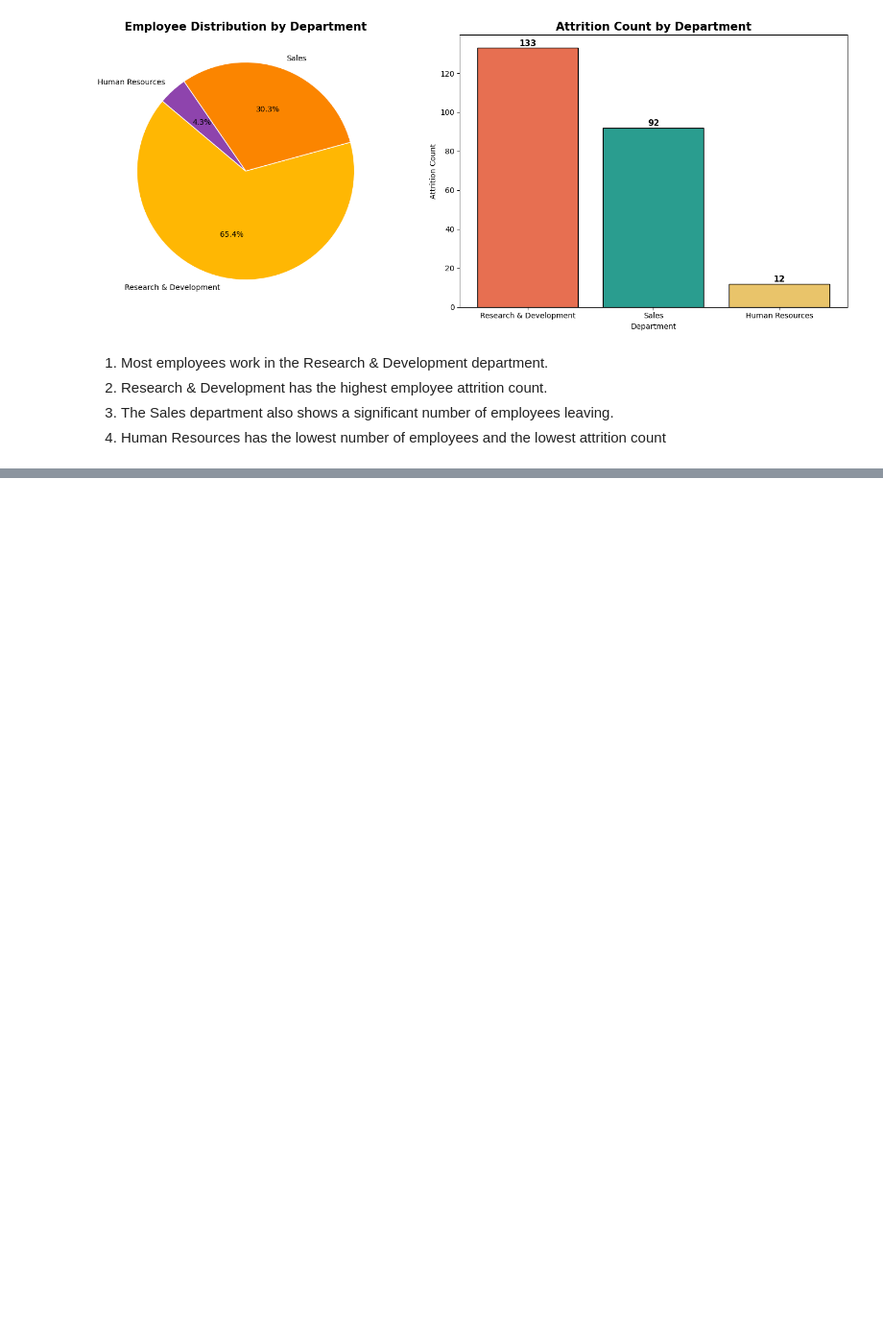
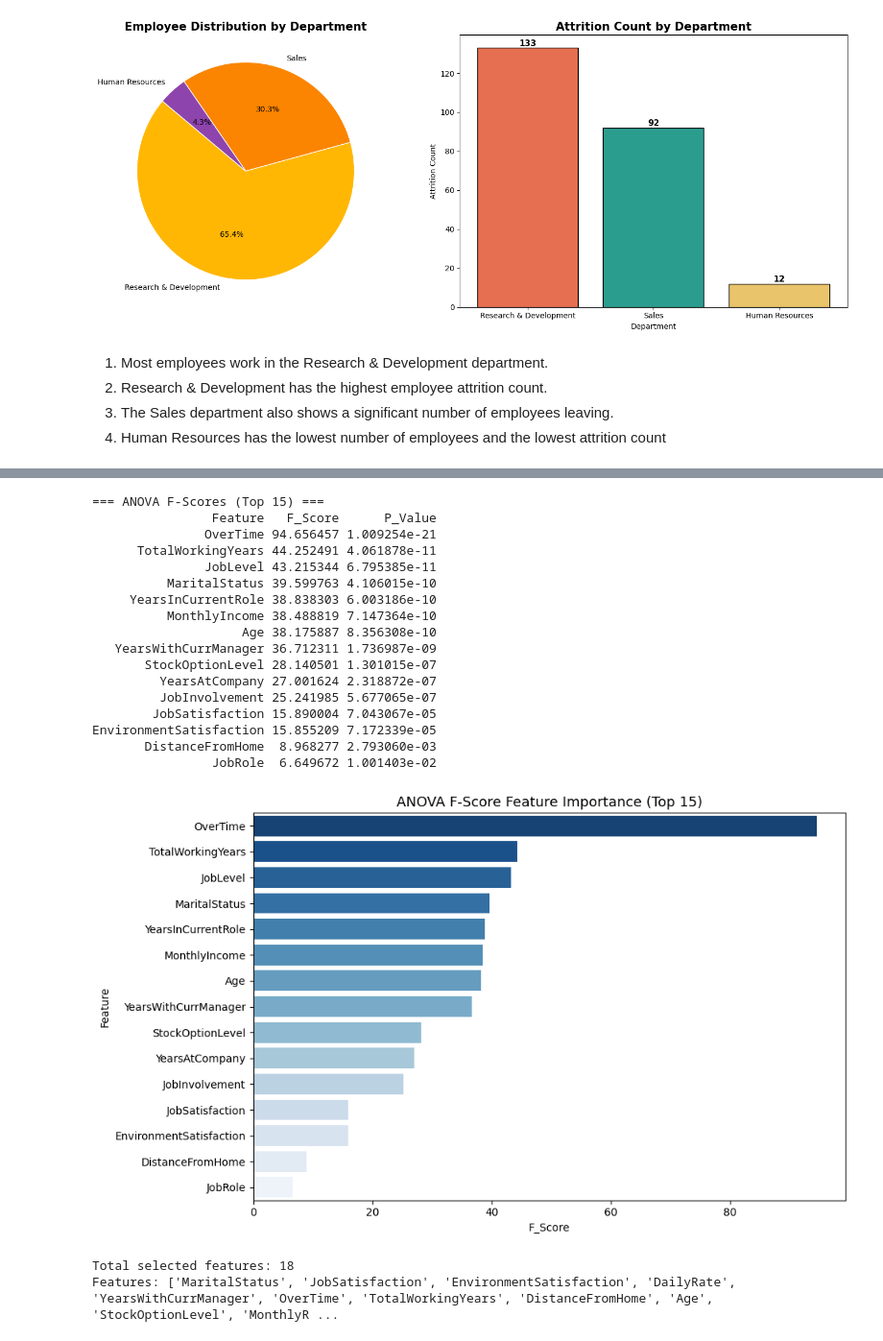
Before and after one commit to athulyamannambath/Employee-Attrition-Prediction-Using-HR-Analytics, a Jupyter notebook: employye.ipynb, the cells around one changed output, grey strips where cells are left out. Shown at 96% size. Drawn from its saved outputs; the diff is of its cells as text; code cells hidden in the pictures; blank space fills up the shorter version.

```diff
--- a/employye.ipynb
+++ b/employye.ipynb
@@ -324,0 +413,52 @@ plt.show()
+# %%
+# ANOVA F-test
+anova_selector = SelectKBest(f_classif, k='all')
+anova_selector.fit(X, y)
+
+anova_scores = pd.DataFrame({
+    'Feature': X.columns,
+    'F_Score': anova_selector.scores_,
+    'P_Value': anova_selector.pvalues_
+}).sort_values('F_Score', ascending=False)
+
+print("=== ANOVA F-Scores (Top 15) ===")
+print(anova_scores.head(15).to_string(index=False))
+
+plt.figure(figsize=(10, 6))
+sns.barplot(data=anova_scores.head(15), x='F_Score', y='Feature', palette='Blues_r')
+plt.title('ANOVA F-Score Feature Importance (Top 15)', fontsize=13)
+plt.tight_layout()
+plt.savefig('anova_scores.png', dpi=150, bbox_inches='tight')
+plt.show()
+# %% [output]
+=== ANOVA F-Scores (Top 15) ===
+                Feature   F_Score      P_Value
+               OverTime 94.656457 1.009254e-21
+      TotalWorkingYears 44.252491 4.061878e-11
+               JobLevel 43.215344 6.795385e-11
+          MaritalStatus 39.599763 4.106015e-10
+     YearsInCurrentRole 38.838303 6.003186e-10
+          MonthlyIncome 38.488819 7.147364e-10
+                    Age 38.175887 8.356308e-10
+   YearsWithCurrManager 36.712311 1.736987e-09
+       StockOptionLevel 28.140501 1.301015e-07
+         YearsAtCompany 27.001624 2.318872e-07
+         JobInvolvement 25.241985 5.677065e-07
+        JobSatisfaction 15.890004 7.043067e-05
+EnvironmentSatisfaction 15.855209 7.172339e-05
+       DistanceFromHome  8.968277 2.793060e-03
+                JobRole  6.649672 1.001403e-02
+[figure, added]
+# %%
+# Combine top features from both methods
+top_chi2 = set(chi2_scores.head(15)['Feature'].tolist())
+top_anova = set(anova_scores.head(15)['Feature'].tolist())
+top_features = list(top_chi2.union(top_anova))
+
+print(f"Total selected features: {len(top_features)}")
+print("Features:", top_features)
+
+X_selected = X[top_features]
+# %% [output]
+Total selected features: 18
+Features: ['MaritalStatus', 'JobSatisfaction', 'EnvironmentSatisfaction', 'DailyRate', 'YearsWithCurrManager', 'OverTime', 'TotalWorkingYears', 'DistanceFromHome', 'Age', 'StockOptionLevel', 'MonthlyR ...
```
Also changed, not shown: parts of 4 cells of this notebook, 3 other files.
